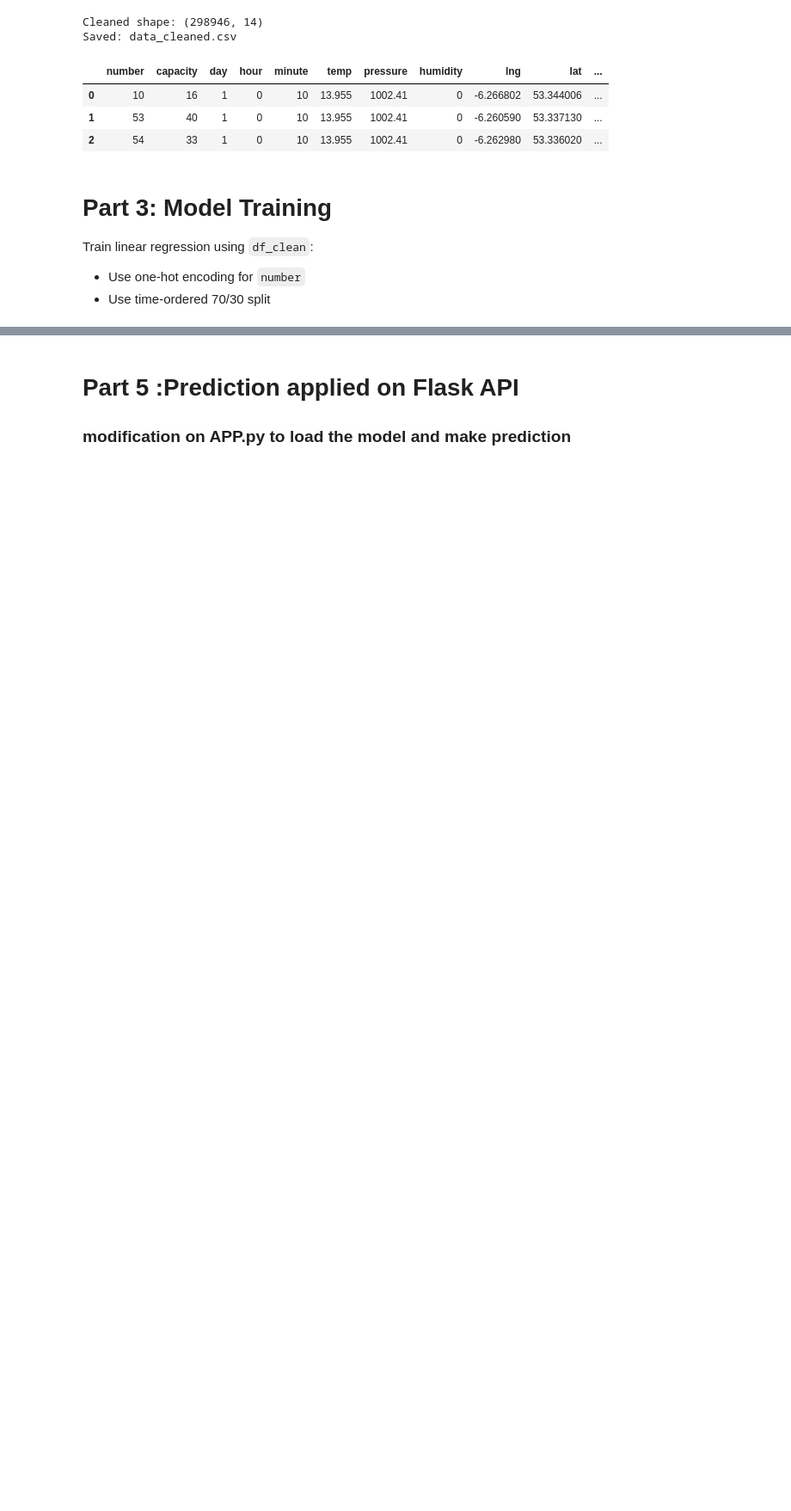
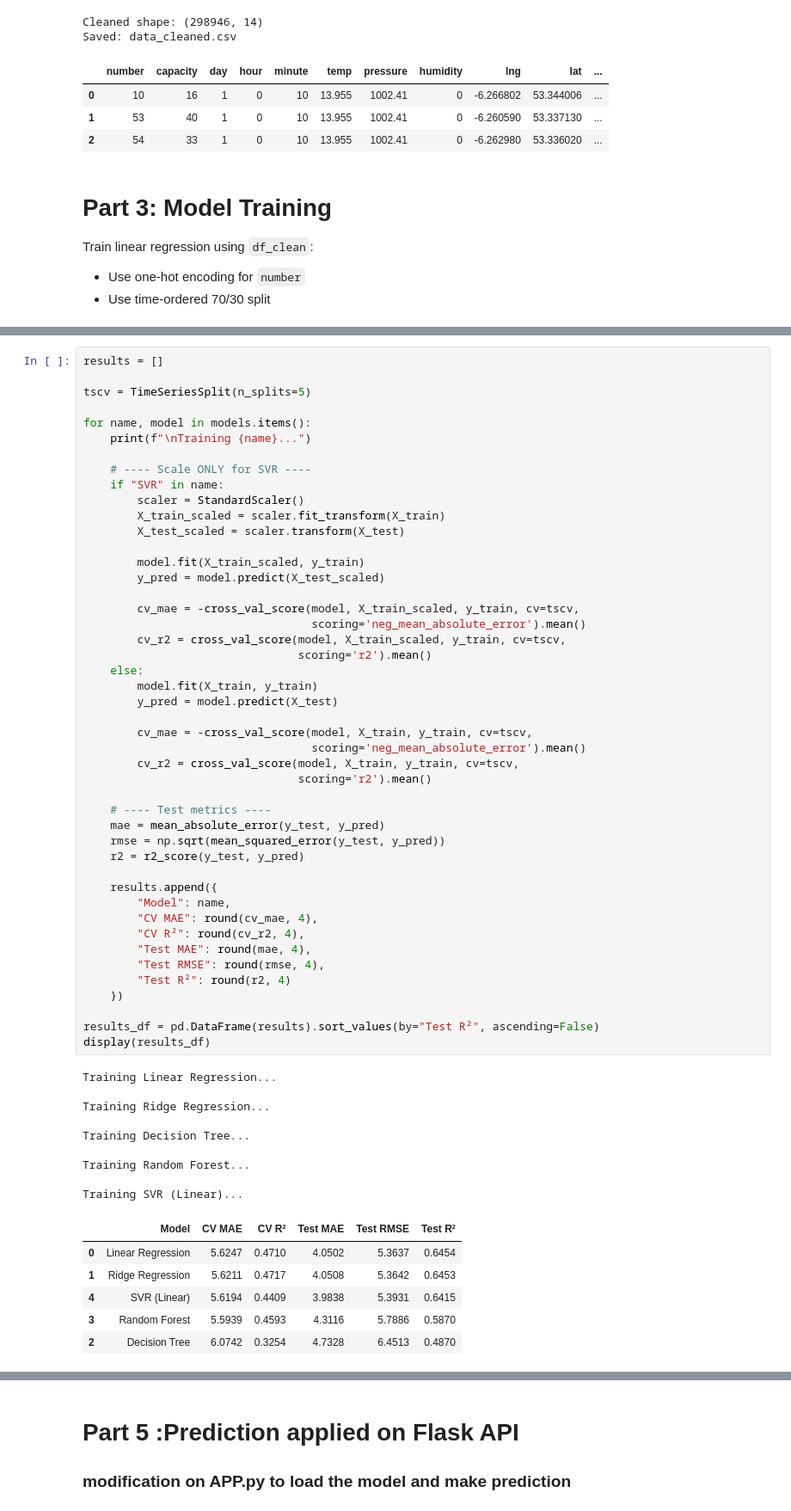
Before and after one commit to davidirving98/COMP30830-SE-Project-Work, a Jupyter notebook: machine_learning/ML.ipynb, the cells around one changed output, grey strips where cells are left out. Shown at 86% size. Saved outputs shown, nothing was run; the diff lists cells and outputs as text; blank space fills up the shorter version.

```diff
--- a/machine_learning/ML.ipynb
+++ b/machine_learning/ML.ipynb
@@ -234,0 +263,62 @@ check this code for further models instance.
+# %%
+results = []
+
+tscv = TimeSeriesSplit(n_splits=5)
+
+for name, model in models.items():
+    print(f"\nTraining {name}...")
+
+    # ---- Scale ONLY for SVR ----
+    if "SVR" in name:
+        scaler = StandardScaler()
+        X_train_scaled = scaler.fit_transform(X_train)
+        X_test_scaled = scaler.transform(X_test)
+
+        model.fit(X_train_scaled, y_train)
+        y_pred = model.predict(X_test_scaled)
+
+        cv_mae = -cross_val_score(model, X_train_scaled, y_train, cv=tscv,
+                                  scoring='neg_mean_absolute_error').mean()
+        cv_r2 = cross_val_score(model, X_train_scaled, y_train, cv=tscv,
+                                scoring='r2').mean()
+    else:
+        model.fit(X_train, y_train)
+        y_pred = model.predict(X_test)
+
+        cv_mae = -cross_val_score(model, X_train, y_train, cv=tscv,
+                                  scoring='neg_mean_absolute_error').mean()
+        cv_r2 = cross_val_score(model, X_train, y_train, cv=tscv,
+                                scoring='r2').mean()
+
+    # ---- Test metrics ----
+    mae = mean_absolute_error(y_test, y_pred)
+    rmse = np.sqrt(mean_squared_error(y_test, y_pred))
+    r2 = r2_score(y_test, y_pred)
+
+    results.append({
+        "Model": name,
+        "CV MAE": round(cv_mae, 4),
+        "CV R²": round(cv_r2, 4),
+        "Test MAE": round(mae, 4),
+        "Test RMSE": round(rmse, 4),
+        "Test R²": round(r2, 4)
+    })
+
+results_df = pd.DataFrame(results).sort_values(by="Test R²", ascending=False)
+display(results_df)
+# %% [output]
+Training Linear Regression...
+
+Training Ridge Regression...
+
+Training Decision Tree...
+
+Training Random Forest...
+
+Training SVR (Linear)...
+|  | Model | CV MAE | CV R² | Test MAE | Test RMSE | Test R² |
+| 0 | Linear Regression | 5.6247 | 0.4710 | 4.0502 | 5.3637 | 0.6454 |
+| 1 | Ridge Regression | 5.6211 | 0.4717 | 4.0508 | 5.3642 | 0.6453 |
+| 4 | SVR (Linear) | 5.6194 | 0.4409 | 3.9838 | 5.3931 | 0.6415 |
+| 3 | Random Forest | 5.5939 | 0.4593 | 4.3116 | 5.7886 | 0.5870 |
+| 2 | Decision Tree | 6.0742 | 0.3254 | 4.7328 | 6.4513 | 0.4870 |
```
Also changed, not shown: parts of 12 cells of this notebook.
